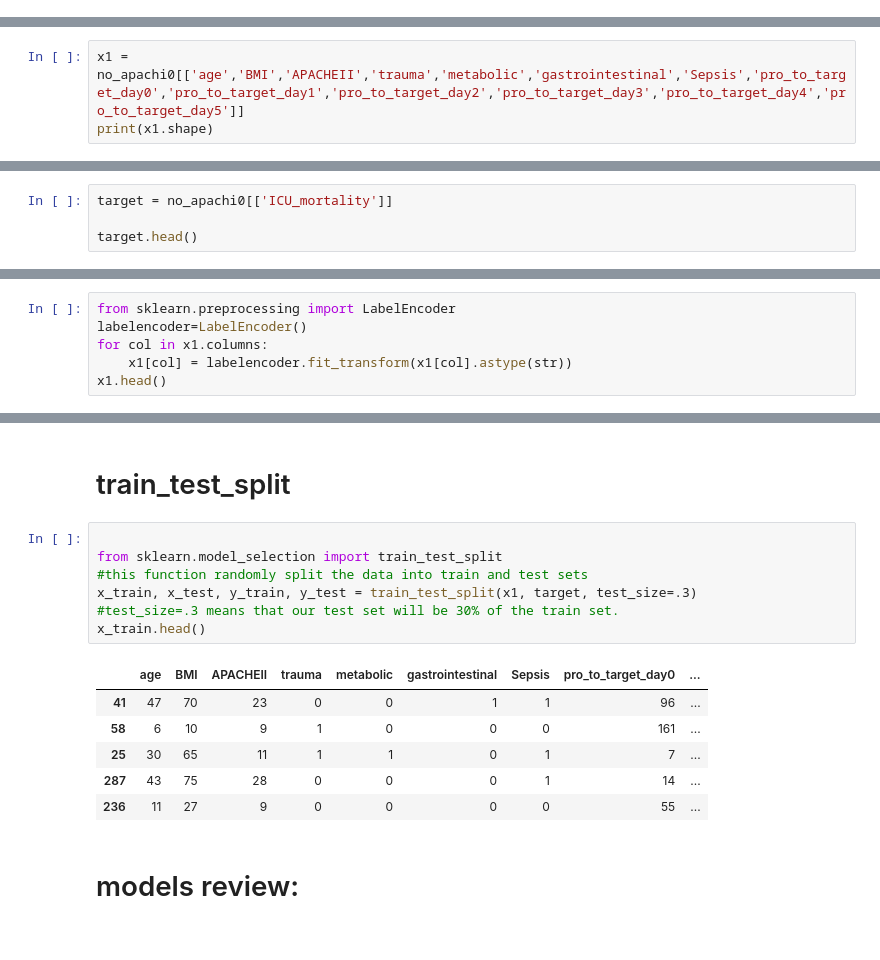
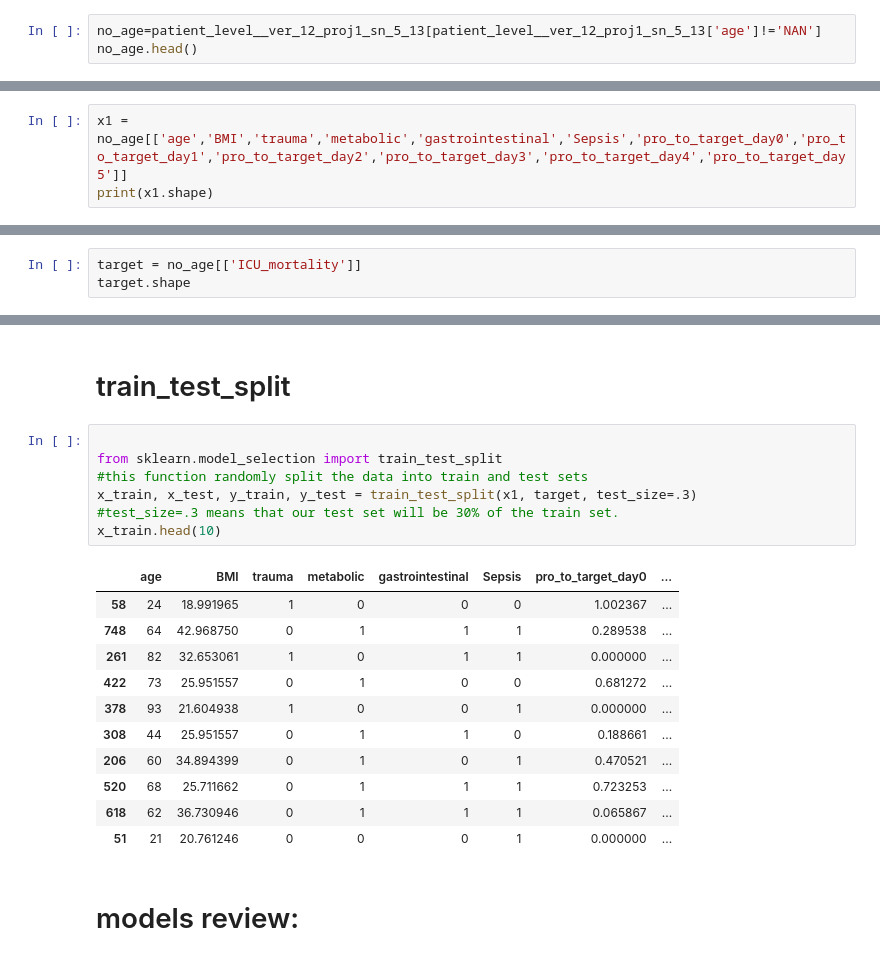
Before and after one commit to dvirs12345/Final-project, a Jupyter notebook: Hazana/pro_to_target_day.ipynb, the cells around one changed output, grey strips where cells are left out. Cells and saved outputs as stored; diff of their text form.

```diff
--- a/Hazana/pro_to_target_day.ipynb
+++ b/Hazana/pro_to_target_day.ipynb
@@ -29,0 +40,3 @@ print(patient_level__ver_12_proj1_sn_5_13.shape)
+# %%
+no_age=patient_level__ver_12_proj1_sn_5_13[patient_level__ver_12_proj1_sn_5_13['age']!='NAN']
+no_age.head()
@@ -51,6 +60,6 @@ Length: 800, dtype: int64
 # %% [markdown]
 # select vars:
 # %%
-x1 = no_apachi0[['age','BMI','APACHEII','trauma','metabolic','gastrointestinal','Sepsis','pro_to_target_day0','pro_to_target_day1','pro_to_target_day2','pro_to_target_day3','pro_to_target_day4','pro_to_target_day5']]
+x1 = no_age[['age','BMI','trauma','metabolic','gastrointestinal','Sepsis','pro_to_target_day0','pro_to_target_day1','pro_to_target_day2','pro_to_target_day3','pro_to_target_day4','pro_to_target_day5']]
 print(x1.shape)
 # %% [output]
@@ -75,5 +67,4 @@ dtype: int64
 # %%
-target = no_apachi0[['ICU_mortality']]
-
-target.head()
+target = no_age[['ICU_mortality']]
+target.shape
 # %% [output]
@@ -93,8 +101,2 @@ dtype: float64
 # %% [markdown]
 LabelEncoder:
-# %%
-from sklearn.preprocessing import LabelEncoder
-labelencoder=LabelEncoder()
-for col in x1.columns:
-    x1[col] = labelencoder.fit_transform(x1[col].astype(str))
-x1.head()
@@ -115,17 +105,22 @@ See the caveats in the documentation: https://pandas.pydata.org/pandas-docs/stab
 # %%
 
 from sklearn.model_selection import train_test_split
 #this function randomly split the data into train and test sets
 x_train, x_test, y_train, y_test = train_test_split(x1, target, test_size=.3)
 #test_size=.3 means that our test set will be 30% of the train set.
-x_train.head()
+x_train.head(10)
 # %% [output]
-|  | age | BMI | APACHEII | trauma | metabolic | gastrointestinal | Sepsis | pro_to_target_day0 | ... |
-| 41 | 47 | 70 | 23 | 0 | 0 | 1 | 1 | 96 | ... |
-| 58 | 6 | 10 | 9 | 1 | 0 | 0 | 0 | 161 | ... |
-| 25 | 30 | 65 | 11 | 1 | 1 | 0 | 1 | 7 | ... |
-| 287 | 43 | 75 | 28 | 0 | 0 | 0 | 1 | 14 | ... |
-| 236 | 11 | 27 | 9 | 0 | 0 | 0 | 0 | 55 | ... |
+|  | age | BMI | trauma | metabolic | gastrointestinal | Sepsis | pro_to_target_day0 | ... |
+| 58 | 24 | 18.991965 | 1 | 0 | 0 | 0 | 1.002367 | ... |
+| 748 | 64 | 42.968750 | 0 | 1 | 1 | 1 | 0.289538 | ... |
+| 261 | 82 | 32.653061 | 1 | 0 | 1 | 1 | 0.000000 | ... |
+| 422 | 73 | 25.951557 | 0 | 1 | 0 | 0 | 0.681272 | ... |
+| 378 | 93 | 21.604938 | 1 | 0 | 0 | 1 | 0.000000 | ... |
+| 308 | 44 | 25.951557 | 0 | 1 | 1 | 0 | 0.188661 | ... |
+| 206 | 60 | 34.894399 | 0 | 1 | 0 | 1 | 0.470521 | ... |
+| 520 | 68 | 25.711662 | 0 | 1 | 1 | 1 | 0.723253 | ... |
+| 618 | 62 | 36.730946 | 0 | 1 | 1 | 1 | 0.065867 | ... |
+| 51 | 21 | 20.761246 | 0 | 0 | 0 | 1 | 0.000000 | ... |
 # %% [markdown]
 # models review:
 # %%
```
Also changed, not shown: parts of 24 cells of this notebook, 2 other files.
